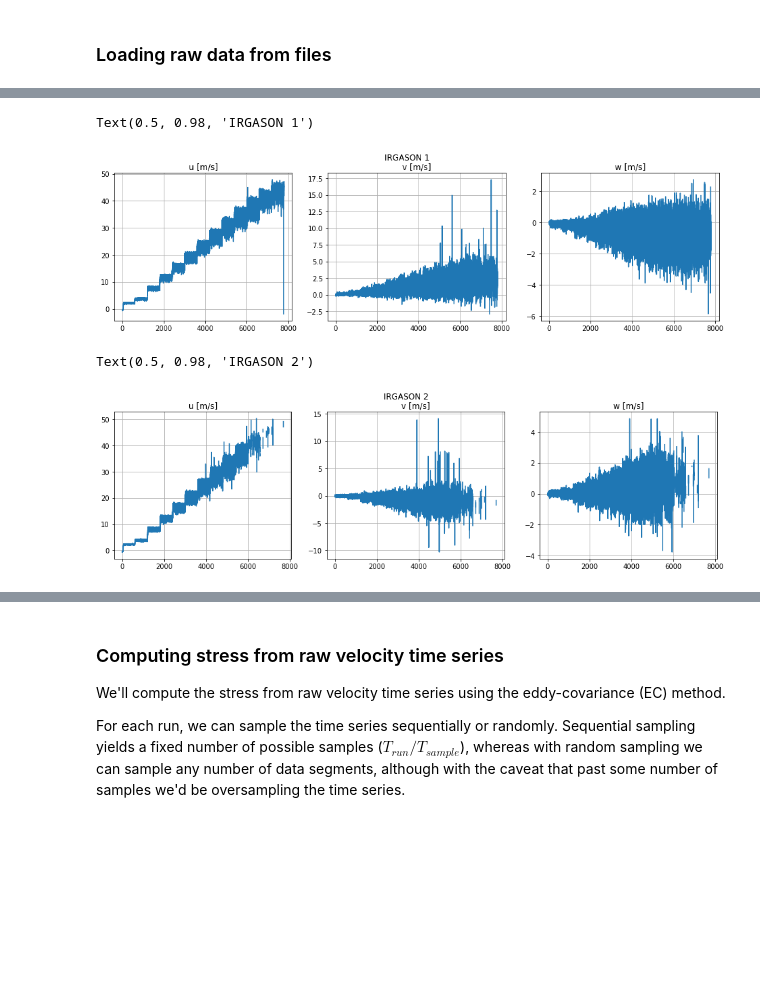
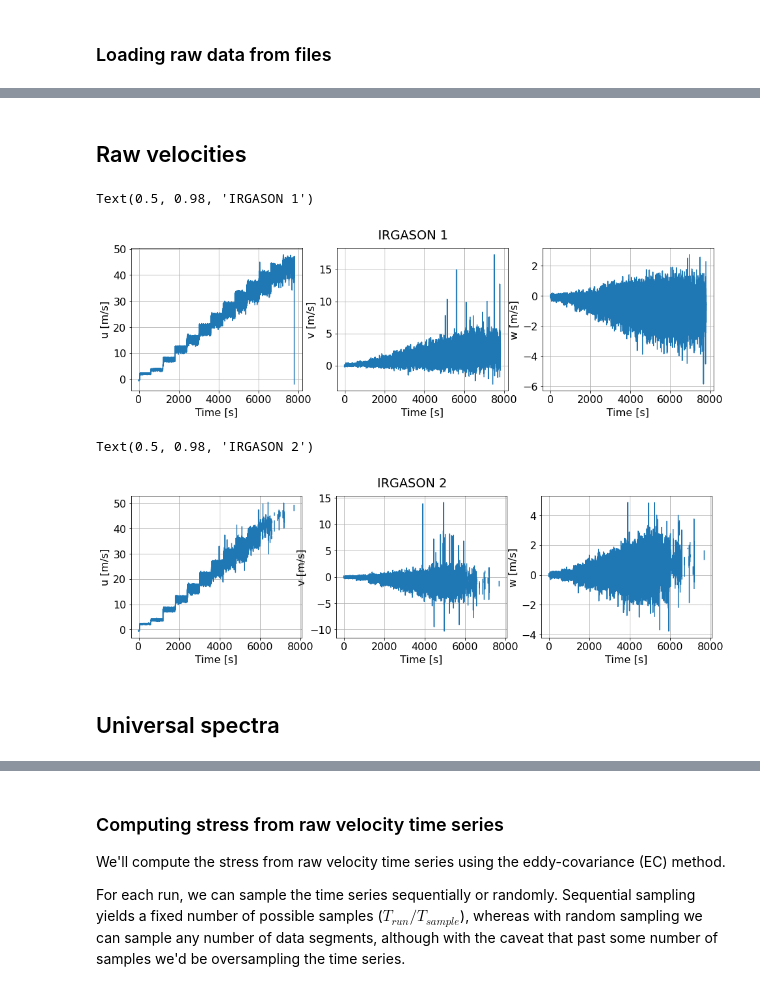
Before and after one commit to sustain-lab/sustain-drag-2020, a Jupyter notebook: tjf-stress.ipynb, the cells around one changed output, grey strips where cells are left out. Drawn from its saved outputs; the diff is of its cells as text; code cells hidden in the pictures; blank space fills up the shorter version.

```diff
--- a/tjf-stress.ipynb
+++ b/tjf-stress.ipynb
@@ -105,23 +82,26 @@ Data variables:
     facility:             SUSTAIN Laboratory
     tank:                 SUSTAIN
     contact:              Milan Curcic <mcurcic@miami.edu>
+# %% [markdown]
+## Raw velocities
 # %%
 fig = plt.figure(figsize=(16, 4))
 ax1 = plt.subplot2grid((1, 3), (0, 0))
 ax2 = plt.subplot2grid((1, 3), (0, 1))
 ax3 = plt.subplot2grid((1, 3), (0, 2))
 ax1.plot(ds.time, ds.u1)
 ax2.plot(ds.time, ds.v1)
 ax3.plot(ds.time, ds.w1)
-ax1.set_title('u [m/s]')
-ax2.set_title('v [m/s]')
-ax3.set_title('w [m/s]')
+ax1.set_ylabel('u [m/s]')
+ax2.set_ylabel('v [m/s]')
+ax3.set_ylabel('w [m/s]')
 for ax in [ax1, ax2, ax3]:
     ax.grid()
+    ax.set_xlabel('Time [s]')
 fig.suptitle('IRGASON 1')
 # %% [output]
 Text(0.5, 0.98, 'IRGASON 1')
-[figure, old version]
+[figure, new version]
 # %%
 fig = plt.figure(figsize=(16, 4))
 ax1 = plt.subplot2grid((1, 3), (0, 0))
@@ -130,12 +110,15 @@ ax3 = plt.subplot2grid((1, 3), (0, 2))
 ax1.plot(ds.time, ds.u2)
 ax2.plot(ds.time, ds.v2)
 ax3.plot(ds.time, ds.w2)
-ax1.set_title('u [m/s]')
-ax2.set_title('v [m/s]')
-ax3.set_title('w [m/s]')
+ax1.set_ylabel('u [m/s]')
+ax2.set_ylabel('v [m/s]')
+ax3.set_ylabel('w [m/s]')
 for ax in [ax1, ax2, ax3]:
     ax.grid()
+    ax.set_xlabel('Time [s]')
 fig.suptitle('IRGASON 2')
 # %% [output]
 Text(0.5, 0.98, 'IRGASON 2')
-[figure, old version]
+[figure, new version]
+# %% [markdown]
+## Universal spectra
```
Also changed, not shown: parts of 49 cells of this notebook.
